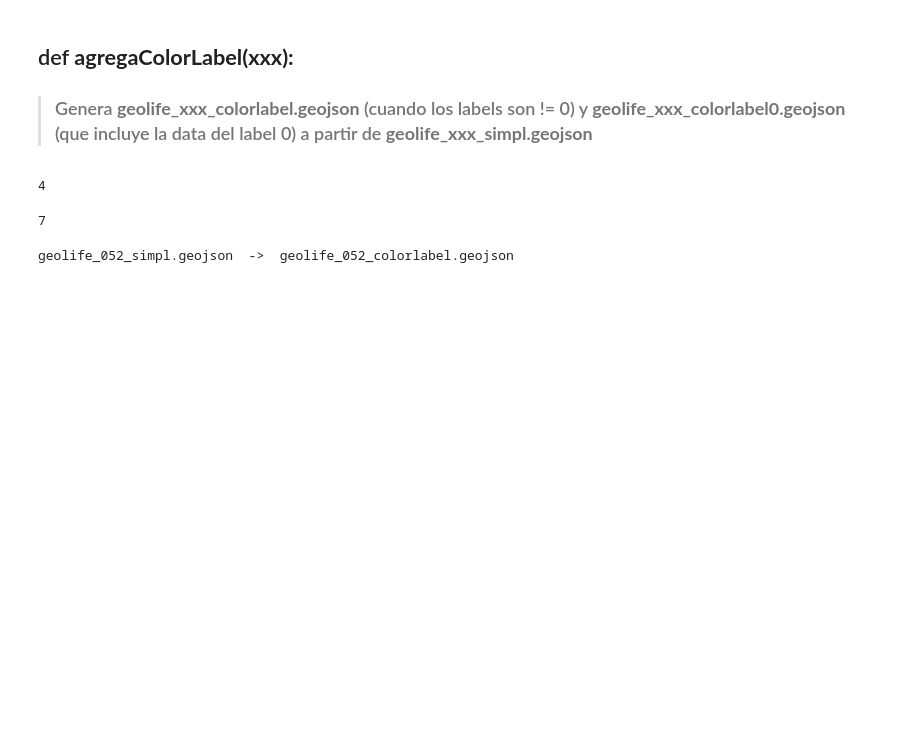
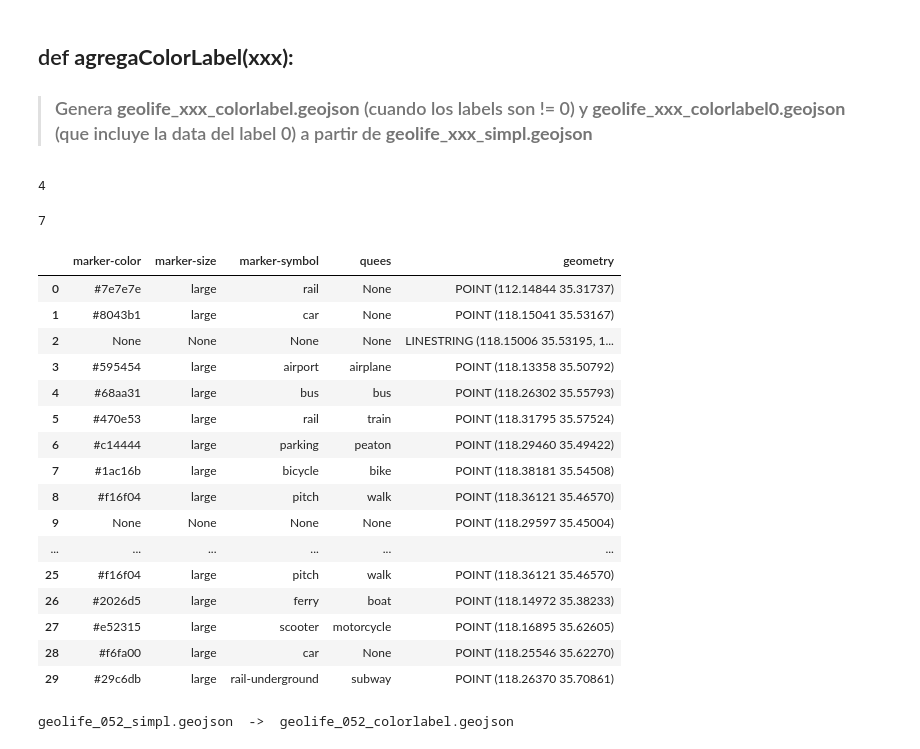
Before and after one commit to FacundoRo/GeoLife, a Jupyter notebook: GeolifePrj_01_df2geojson.ipynb, the cells around one changed output. Drawn from its saved outputs; the diff is of its cells as text; code cells hidden in the pictures; blank space fills up the shorter version.

```diff
--- a/GeolifePrj_01_df2geojson.ipynb
+++ b/GeolifePrj_01_df2geojson.ipynb
@@ -392,9 +374,30 @@ def agregaColorLabelSimpl(xxx):
 # %% [output]
 4
-# %%
-len(list(dftmp.label.unique()))
-# %% [output]
-7
+# %%
+agregaColorLabelSimpl(161)
+# %% [output]
+7
+# %%
+g=geopandas.read_file("demoicons.geojson")
+g
+# %% [output]
+|  | marker-color | marker-size | marker-symbol | quees | geometry |
+| 0 | #7e7e7e | large | rail | None | POINT (112.14844 35.31737) |
+| 1 | #8043b1 | large | car | None | POINT (118.15041 35.53167) |
+| 2 | None | None | None | None | LINESTRING (118.15006 35.53195, 1... |
+| 3 | #595454 | large | airport | airplane | POINT (118.13358 35.50792) |
+| 4 | #68aa31 | large | bus | bus | POINT (118.26302 35.55793) |
+| 5 | #470e53 | large | rail | train | POINT (118.31795 35.57524) |
+| 6 | #c14444 | large | parking | peaton | POINT (118.29460 35.49422) |
+| 7 | #1ac16b | large | bicycle | bike | POINT (118.38181 35.54508) |
+| 8 | #f16f04 | large | pitch | walk | POINT (118.36121 35.46570) |
+| 9 | None | None | None | None | POINT (118.29597 35.45004) |
+| ... | ... | ... | ... | ... | ... |
+| 25 | #f16f04 | large | pitch | walk | POINT (118.36121 35.46570) |
+| 26 | #2026d5 | large | ferry | boat | POINT (118.14972 35.38233) |
+| 27 | #e52315 | large | scooter | motorcycle | POINT (118.16895 35.62605) |
+| 28 | #f6fa00 | large | car | None | POINT (118.25546 35.62270) |
+| 29 | #29c6db | large | rail-underground | subway | POINT (118.26370 35.70861) |
 # %%
 xxx=52
 #def simpl2lines(xxx):
```
Also changed, not shown: parts of 1 cell of this notebook, 2 other files.
